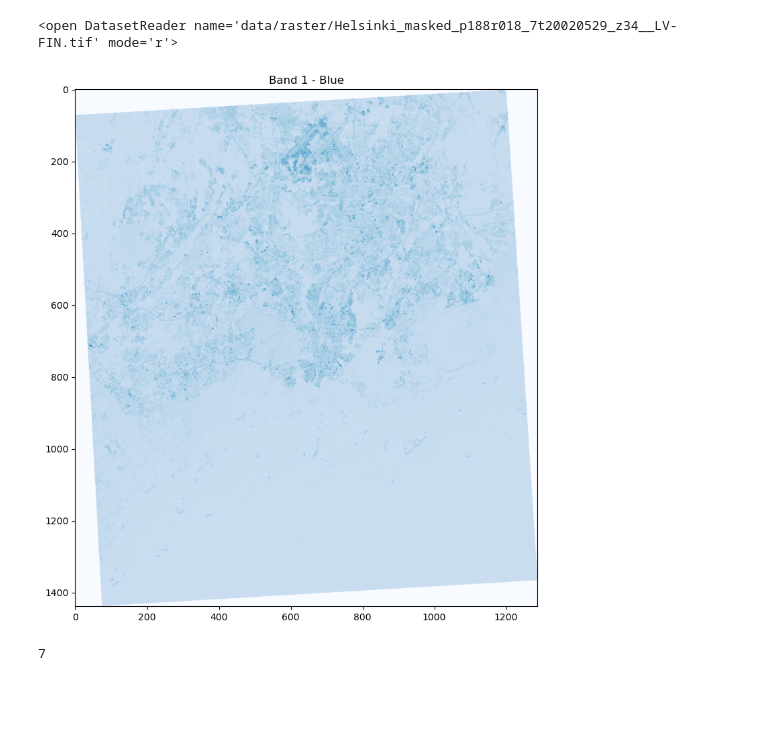
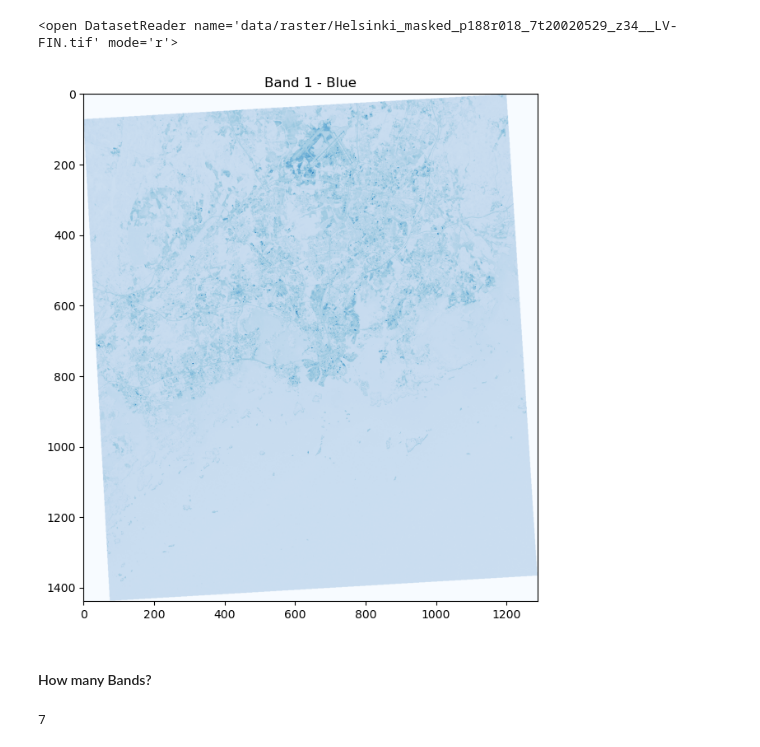
Before and after one commit to nygeog/sdsc, a Jupyter notebook: 2023-foundations-of-geospatial.ipynb, the cells around one changed output. Saved outputs shown, nothing was run; the diff lists cells and outputs as text; code cells hidden in the pictures; blank space fills up the shorter version.

```diff
--- a/2023-foundations-of-geospatial.ipynb
+++ b/2023-foundations-of-geospatial.ipynb
@@ -827,16 +965,18 @@ urllib.request.urlretrieve(raster_url, helsinki_local_file)
 # %%
 import rasterio
 
-dataset = rasterio.open(helsinki_file)
+dataset = rasterio.open(helsinki_local_file)
 dataset
 # %% [output]
 <open DatasetReader name='data/raster/Helsinki_masked_p188r018_7t20020529_z34__LV-FIN.tif' mode='r'>
 # %%
-plt.figure(figsize=(20,10))
+plt.figure(figsize=(8, 8))
 plt.imshow(dataset.read(1), cmap='Blues')
 plt.title('Band 1 - Blue');
 # %% [output]
-[figure, old version]
+[figure, new version]
+# %% [markdown]
+####  How many Bands?
 # %%
 dataset.count
 # number of raster bands
```
Also changed, not shown: parts of 72 cells of this notebook, 1 other file.
